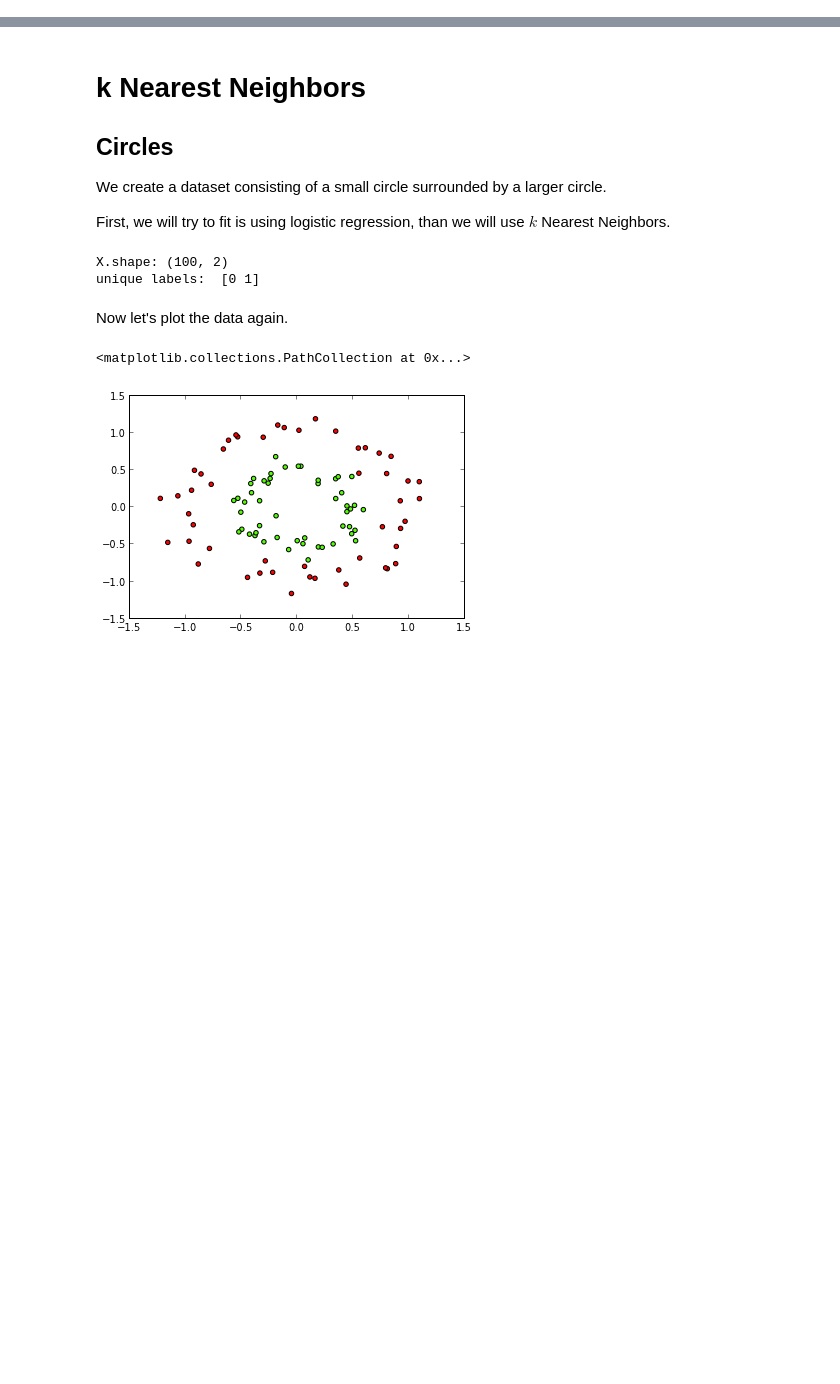
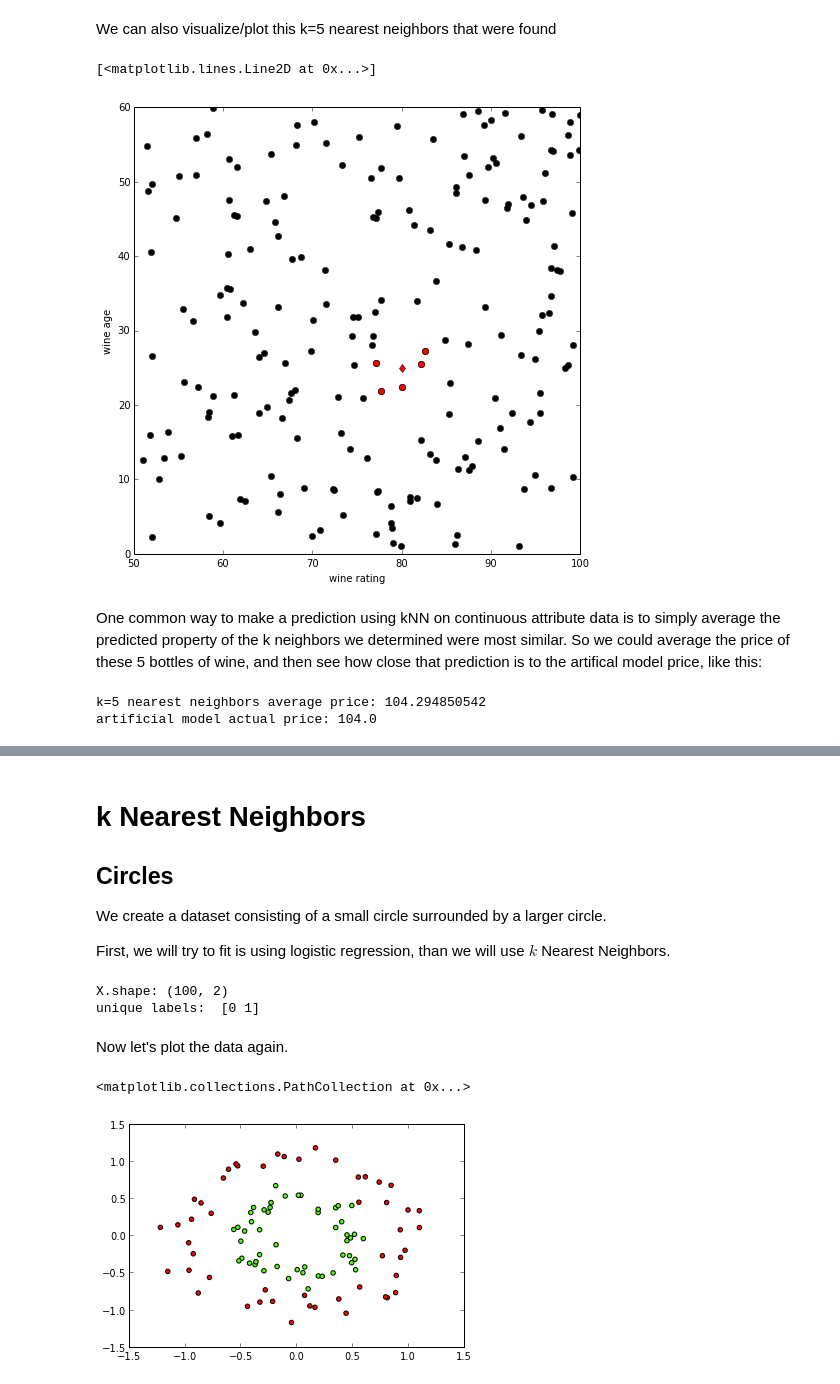
Before and after one commit to tgrasty/CSCI574-Machine-Learning, a Jupyter notebook: Lecture-09-k-Nearest-Neighbors.ipynb, the cells around one changed output, grey strips where cells are left out. Cells and saved outputs as stored; diff of their text form; code cells hidden in the pictures; blank space fills up the shorter version.

```diff
--- a/Lecture-09-k-Nearest-Neighbors.ipynb
+++ b/Lecture-09-k-Nearest-Neighbors.ipynb
@@ -0,0 +179,9 @@
+# %%
+# calculate distance between the wine we are trying to predict, and all others, using Euclidean distance
+distance = ( (bottles[:,0]-80.0)**2.0 + (bottles[:,1]-25.0)**2.0 )**0.5
+idx = np.argsort(distance) # returns indexes that would sort data in ascending order
+# for k=5 nearest neighbors, use index to find 5 closest neighbors to bottle we are trying to predict
+k = 5
+print bottles[idx[:k], :]
+print idx[:k]
+print distance[idx[:k]]
@@ -0,0 +196,26 @@
+# %% [markdown]
+We can also visualize/plot this k=5 nearest neighbors that were found
+# %%
+plt.figure(figsize=(8,8))
+plt.plot(bottles[:,0], bottles[:,1], 'ko')
+plt.xlabel('wine rating')
+plt.ylabel('wine age')
+
+plt.plot(80.0, 25.0, 'rd')
+plt.plot(bottles[idx[:k],0], bottles[idx[:k],1], 'ro')
+# %% [output]
+[<matplotlib.lines.Line2D at 0x...>]
+[figure, added]
+# %% [markdown]
+One common way to make a prediction using kNN on continuous attribute data is to simply average the predicted property of the k
+neighbors we determined were most similar.  So we could average the price of these 5 bottles of wine, and then see how close
+that prediction is to the artifical model price, like this:
+# %%
+# average the k=5 neareast neighbors price
+print "k=5 nearest neighbors average price:", bottles[idx[:k], 2].mean()
+
+# see what the price of a bottle of wine is from our artificial model
+print "artificial model actual price:", wineprice(80.0, 25.0)
+# %% [output]
+k=5 nearest neighbors average price: 104.294850542
+artificial model actual price: 104.0
```
Also changed, not shown: parts of 21 cells of this notebook.
